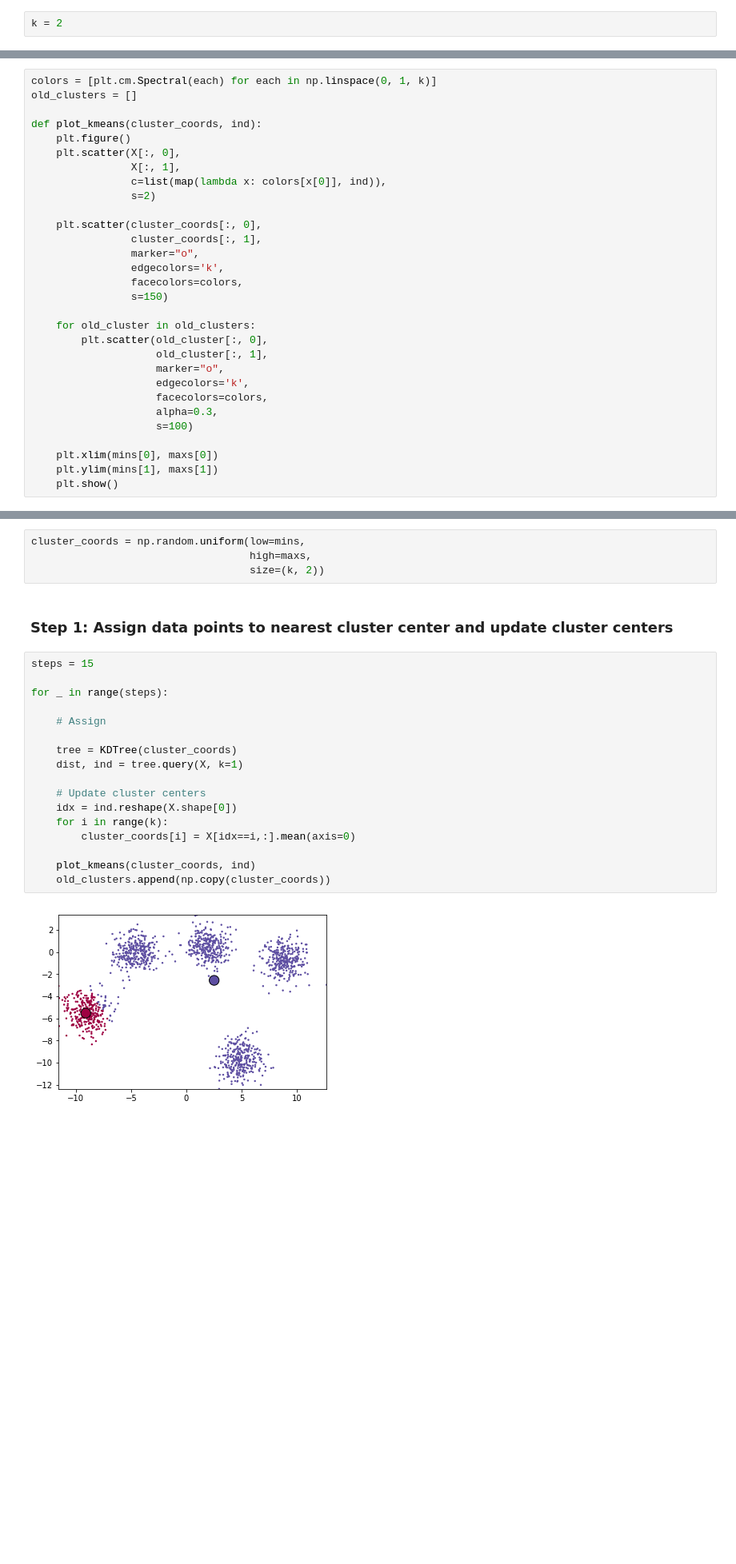
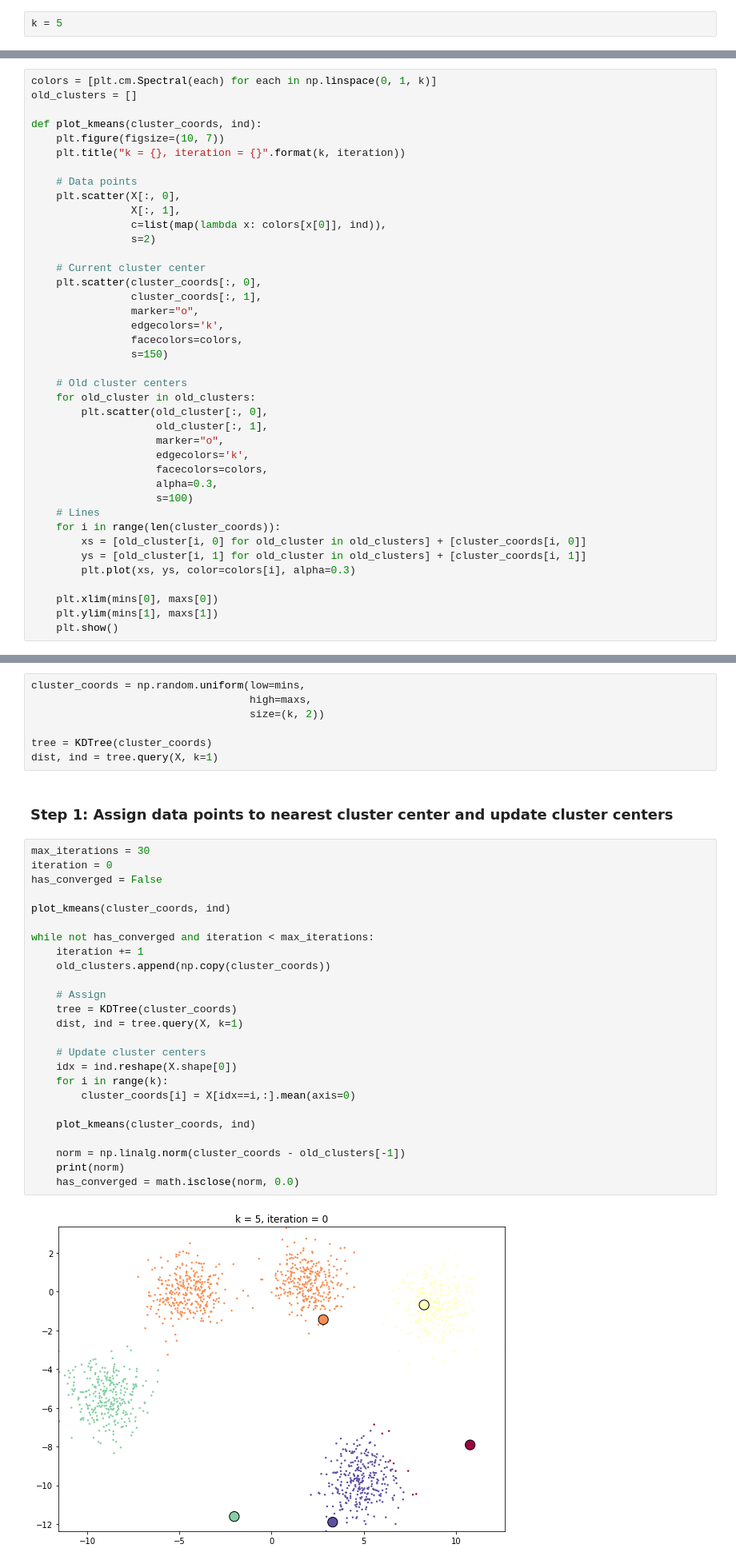
Before and after one commit to rbuffat/gda_public, a Jupyter notebook: clustering/lloyd_kmeans_demo.ipynb, the cells around one changed output, grey strips where cells are left out. Shown at 80% size. Saved outputs shown, nothing was run; the diff lists cells and outputs as text; blank space fills up the shorter version.

Commit message:
kmeans update

```diff
--- a/clustering/lloyd_kmeans_demo.ipynb
+++ b/clustering/lloyd_kmeans_demo.ipynb
@@ -17,7 +18,7 @@ maxs = np.amax(X, axis=0)
 # %% [markdown]
 ### Then we set the number of clusters k.
 # %%
-k = 2
+k = 5
 # %% [markdown]
 ### Define Helper function for plotting
 # %%
@@ -25,12 +26,16 @@ colors = [plt.cm.Spectral(each) for each in np.linspace(0, 1, k)]
 old_clusters = []
 
 def plot_kmeans(cluster_coords, ind):
-    plt.figure()
+    plt.figure(figsize=(10, 7))
+    plt.title("k = {}, iteration = {}".format(k, iteration))
+
+    # Data points
     plt.scatter(X[:, 0],
                 X[:, 1],
                 c=list(map(lambda x: colors[x[0]], ind)),
                 s=2)
 
+    # Current cluster center
     plt.scatter(cluster_coords[:, 0],
                 cluster_coords[:, 1],
                 marker="o",
@@ -38,6 +43,7 @@ def plot_kmeans(cluster_coords, ind):
                 facecolors=colors,
                 s=150)
 
+    # Old cluster centers
     for old_cluster in old_clusters:
         plt.scatter(old_cluster[:, 0],
                     old_cluster[:, 1],
@@ -46,6 +52,11 @@ def plot_kmeans(cluster_coords, ind):
                     facecolors=colors,
                     alpha=0.3,
                     s=100)
+    # Lines
+    for i in range(len(cluster_coords)):
+        xs = [old_cluster[i, 0] for old_cluster in old_clusters] + [cluster_coords[i, 0]]
+        ys = [old_cluster[i, 1] for old_cluster in old_clusters] + [cluster_coords[i, 1]]
+        plt.plot(xs, ys, color=colors[i], alpha=0.3)
 
     plt.xlim(mins[0], maxs[0])
     plt.ylim(mins[1], maxs[1])
@@ -56,24 +67,35 @@ def plot_kmeans(cluster_coords, ind):
 cluster_coords = np.random.uniform(low=mins,
                                    high=maxs,
                                    size=(k, 2))
+
+tree = KDTree(cluster_coords)
+dist, ind = tree.query(X, k=1)
 # %% [markdown]
 ### Step 1: Assign data points to nearest cluster center and update cluster centers
 # %%
-steps = 15
+max_iterations = 30
+iteration = 0
+has_converged = False
 
-for _ in range(steps):
+plot_kmeans(cluster_coords, ind)
+
+while not has_converged and iteration < max_iterations:
+    iteration += 1
+    old_clusters.append(np.copy(cluster_coords))
 
     # Assign
-
     tree = KDTree(cluster_coords)
     dist, ind = tree.query(X, k=1)
 
     # Update cluster centers
     idx = ind.reshape(X.shape[0])
     for i in range(k):
         cluster_coords[i] = X[idx==i,:].mean(axis=0)
 
     plot_kmeans(cluster_coords, ind)
-    old_clusters.append(np.copy(cluster_coords))
+
+    norm = np.linalg.norm(cluster_coords - old_clusters[-1])
+    print(norm)
+    has_converged = math.isclose(norm, 0.0)
 # %% [output]
-[figure, old version]
+[figure, new version]
```
Also changed, not shown: parts of 2 cells of this notebook.
